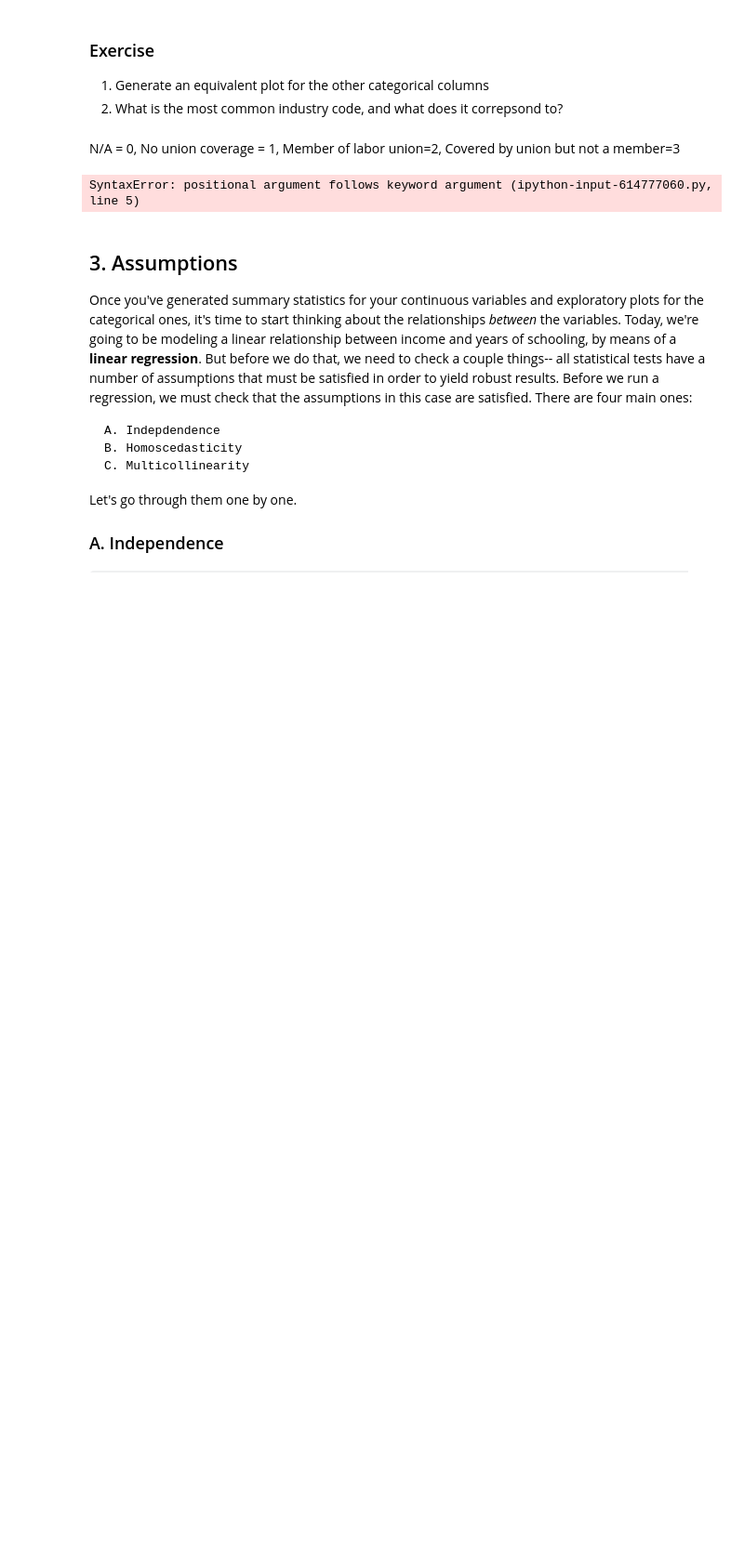
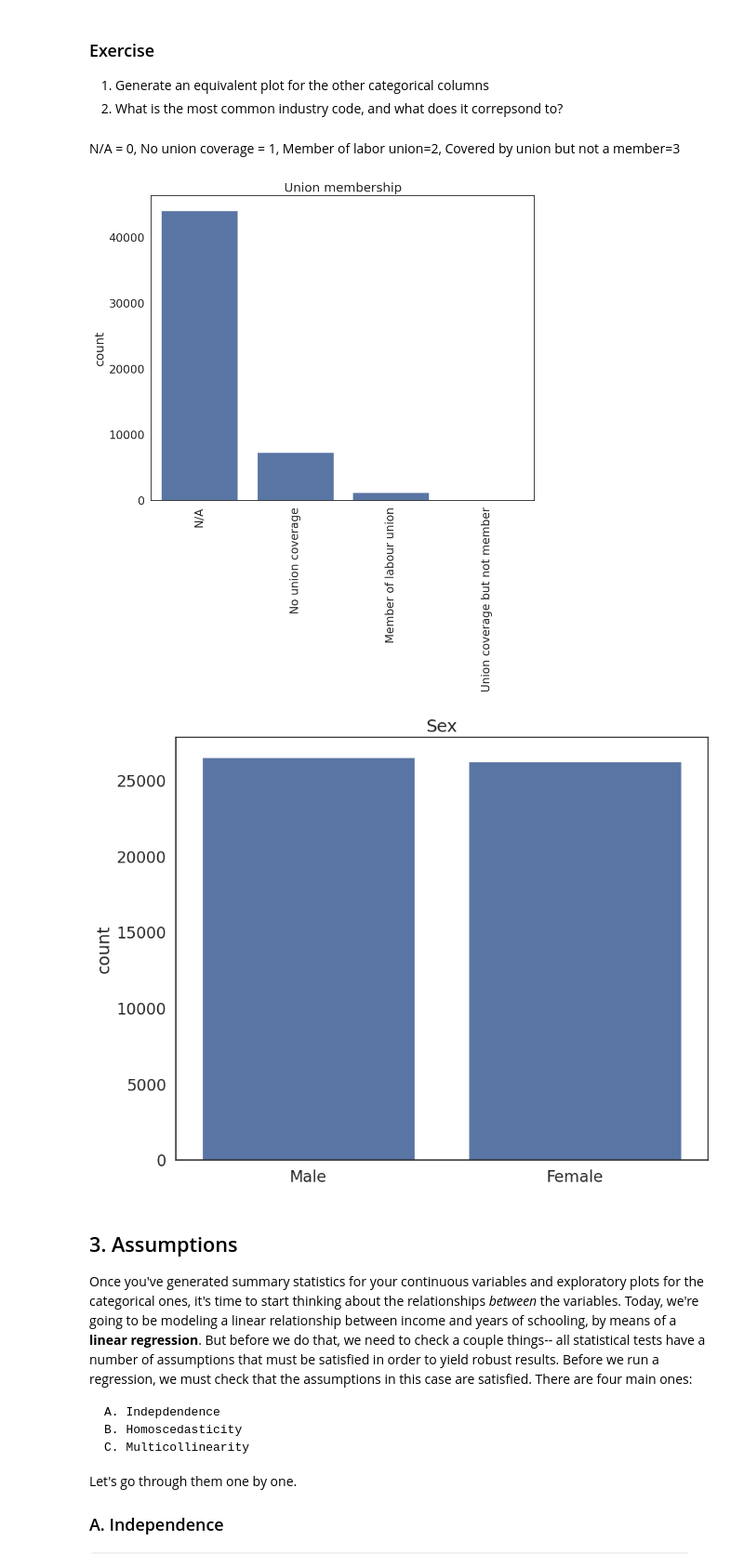
Before and after one commit to Maiasamberger/QM2, a Jupyter notebook: notebooks/W07. Linear Regression.ipynb, the cells around one changed output. Shown: that part at 93% size. Saved outputs shown, nothing was run; the diff lists cells and outputs as text; code cells hidden in the pictures; blank space fills up the shorter version.

```diff
--- a/notebooks/W07. Linear Regression.ipynb
+++ b/notebooks/W07. Linear Regression.ipynb
@@ -168,20 +168,21 @@ Covered by union but not a member=3
 # %%
 sns.countplot(data=reg_df, x='union') # plot the union variable
 
 plt.title('Union membership') # add a title
 plt.xlabel('') # remove the x axis label
-plt.xticks(ticks=[0,1,2,3],labels=['N/A', 'No union coverage', 'Member of labour union','Union coverage but not member'], rotation == 90) # replace the x axis labels with more descriptive labels
+plt.xticks(ticks=[0,1,2,3],labels=['N/A', 'No union coverage', 'Member of labour union','Union coverage but not member'], rotation = 90) # replace the x axis labels with more descriptive labels
 plt.show() # show the plot
 
 
 sns.countplot(data=reg_df, x='sex') # plot the union variable
 
 plt.title('Sex') # add a title
 plt.xlabel('') # remove the x axis label
 plt.xticks(ticks=[0,1],labels=['Male', 'Female']) # replace the x axis labels with more descriptive labels
 plt.show() # show the plot
 # %% [output]
-SyntaxError: positional argument follows keyword argument (ipython-input-614777060.py, line 5)
+[figure, added]
+[figure, added]
 # %% [markdown]
 ## 3. Assumptions
 
```
Also changed, not shown: parts of 12 cells of this notebook.
